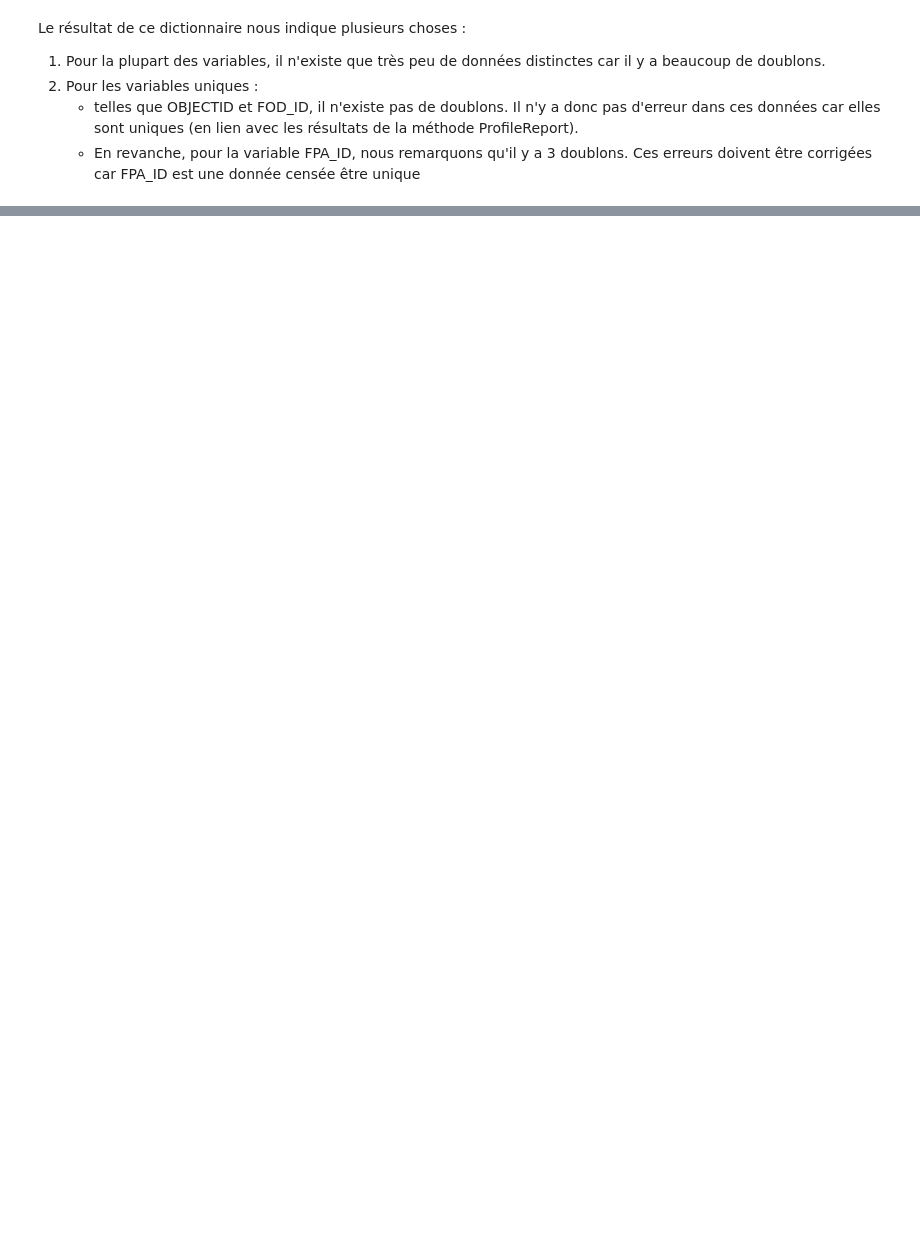
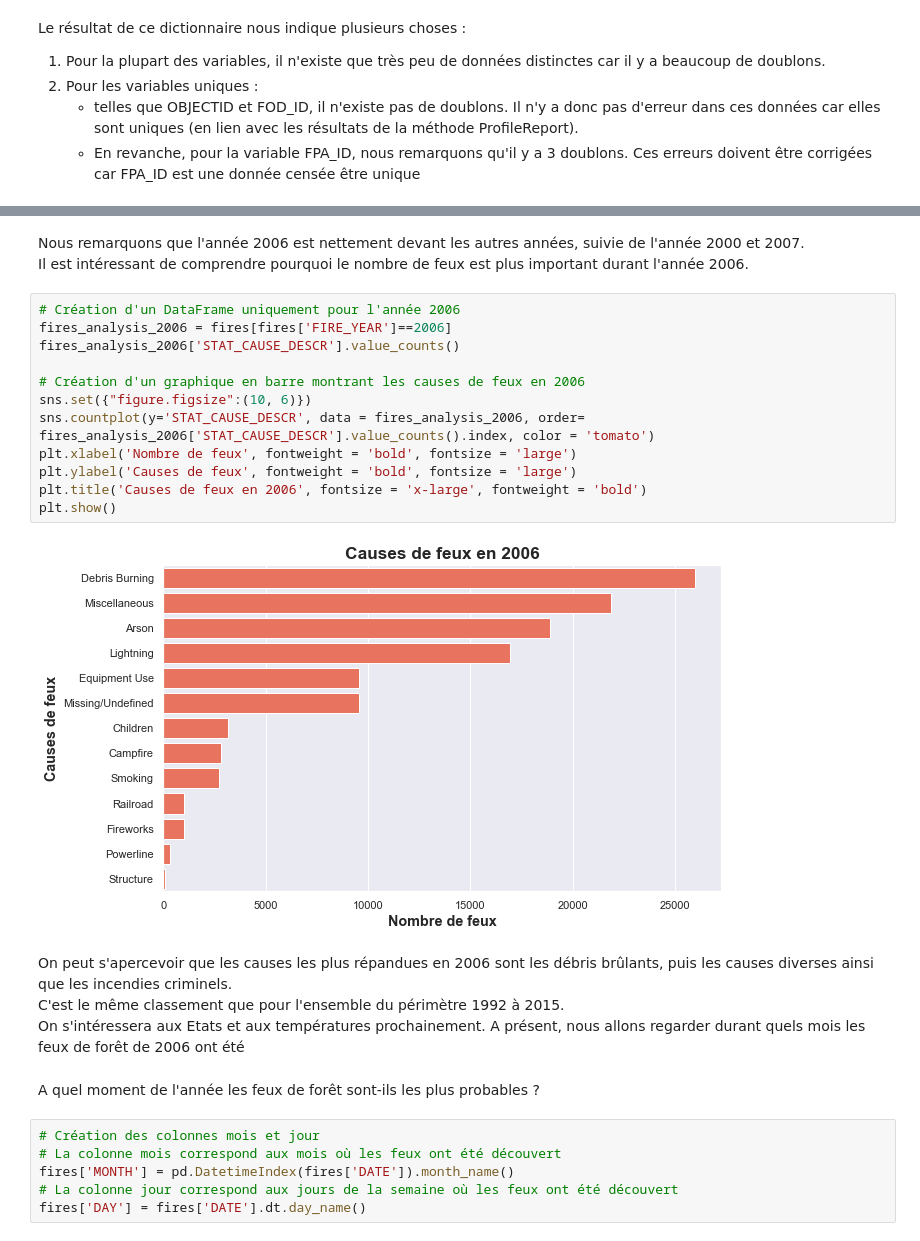
Before and after one commit to paulokmmf/Projet_DA_WILDFIRE, a Jupyter notebook: wildfire_USA.ipynb, the cells around one changed output, grey strips where cells are left out. Drawn from its saved outputs; the diff is of its cells as text; blank space fills up the shorter version.

```diff
--- a/wildfire_USA.ipynb
+++ b/wildfire_USA.ipynb
@@ -642,0 +655,29 @@ Nous pouvons avoir une idée de la couverture géographique des données en tra
+# %% [markdown]
+Nous remarquons que l'année 2006 est nettement devant les autres années, suivie de l'année 2000 et 2007.
+Il est intéressant de comprendre pourquoi le nombre de feux est plus important durant l'année 2006.
+# %%
+# Création d'un DataFrame uniquement pour l'année 2006
+fires_analysis_2006 = fires[fires['FIRE_YEAR']==2006]
+fires_analysis_2006['STAT_CAUSE_DESCR'].value_counts()
+
+# Création d'un graphique en barre montrant les causes de feux en 2006
+sns.set({"figure.figsize":(10, 6)})
+sns.countplot(y='STAT_CAUSE_DESCR', data = fires_analysis_2006, order= fires_analysis_2006['STAT_CAUSE_DESCR'].value_counts().index, color = 'tomato')
+plt.xlabel('Nombre de feux', fontweight = 'bold', fontsize = 'large')
+plt.ylabel('Causes de feux', fontweight = 'bold', fontsize = 'large')
+plt.title('Causes de feux en 2006', fontsize = 'x-large', fontweight = 'bold')
+plt.show()
+# %% [output]
+[figure, added]
+# %% [markdown]
+On peut s'apercevoir que les causes les plus répandues en 2006 sont les débris brûlants, puis les causes diverses ainsi que les incendies criminels.
+C'est le même classement que pour l'ensemble du périmètre 1992 à 2015.
+On s'intéressera aux Etats et aux températures prochainement. A présent, nous allons regarder durant quels mois les feux de forêt de 2006 ont été
+# %% [markdown]
+A quel moment de l'année les feux de forêt sont-ils les plus probables ?
+# %%
+# Création des colonnes mois et jour
+# La colonne mois correspond aux mois où les feux ont été découvert
+fires['MONTH'] = pd.DatetimeIndex(fires['DATE']).month_name()
+# La colonne jour correspond aux jours de la semaine où les feux ont été découvert
+fires['DAY'] = fires['DATE'].dt.day_name()
```
Also changed, not shown: parts of 79 cells of this notebook.
